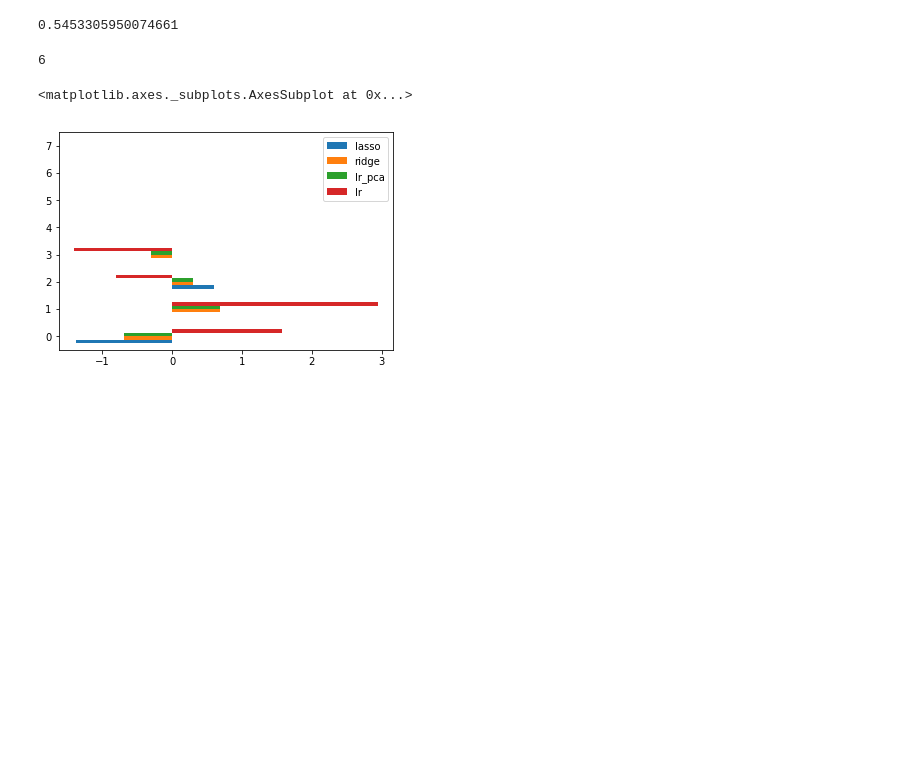
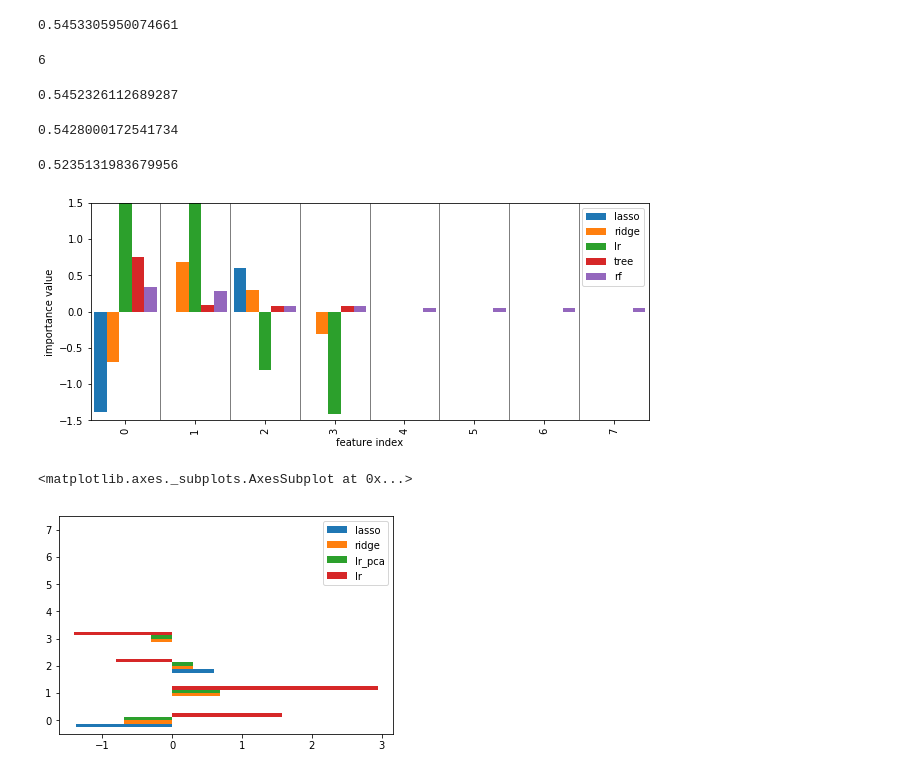
Before and after one commit to amueller/COMS4995-s19, a Jupyter notebook: slides/aml-12-interpretation-feature-selection/aml-12-feature-selection-interpretation.ipynb, the cells around one changed output. Saved outputs shown, nothing was run; the diff lists cells and outputs as text; code cells hidden in the pictures; blank space fills up the shorter version.

```diff
--- a/slides/aml-12-interpretation-feature-selection/aml-12-feature-selection-interpretation.ipynb
+++ b/slides/aml-12-interpretation-feature-selection/aml-12-feature-selection-interpretation.ipynb
@@ -105,6 +106,28 @@ lr_pca.score(pca.transform(X_test), y_test)
 pca.n_components_
 # %% [output]
 6
+# %%
+from sklearn.tree import DecisionTreeRegressor
+from sklearn.model_selection import GridSearchCV
+
+param_grid = {'max_leaf_nodes': range(5, 40, 5)}
+grid = GridSearchCV(DecisionTreeRegressor(), param_grid, cv=10, n_jobs=3)
+grid.fit(X_train, y_train)
+grid.score(X_test, y_test)
+# %% [output]
+0.5452326112689287
+# %%
+from sklearn.ensemble import RandomForestRegressor
+rf = RandomForestRegressor(n_estimators=100, min_samples_leaf=5).fit(X_train, y_train)
+rf.score(X_test, y_test)
+# %% [output]
+0.5428000172541734
+# %%
+from sklearn.ensemble import ExtraTreesRegressor
+et = ExtraTreesRegressor(n_estimators=100).fit(X_train, y_train)
+et.score(X_test, y_test)
+# %% [output]
+0.5235131983679956
 # %%
 def plot_importance(some_dict):
     plt.figure(figsize=(10, 4))
@@ -116,6 +139,12 @@ def plot_importance(some_dict):
     ax.set_xlabel("feature index")
     ax.set_ylabel("importance value")
     plt.vlines(np.arange(.5, len(df) -1), -1.5, 1.5, linewidth=.5)
+# %%
+tree = grid.best_estimator_
+plot_importance({'lasso': lasso.coef_, 'ridge': ridge.coef_, 'lr': lr.coef_, 'tree': tree.feature_importances_, 'rf':rf.feature_importances_})
+plt.savefig("images/standard_importances.png")
+# %% [output]
+[figure, added]
 # %%
 from sklearn.model_selection import cross_val_score
 
```
Also changed, not shown: parts of 3 cells of this notebook, 2 other files.
